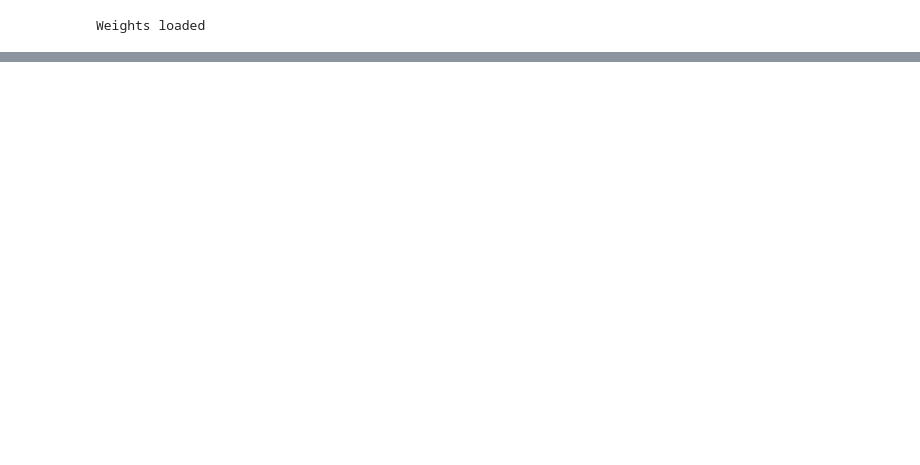
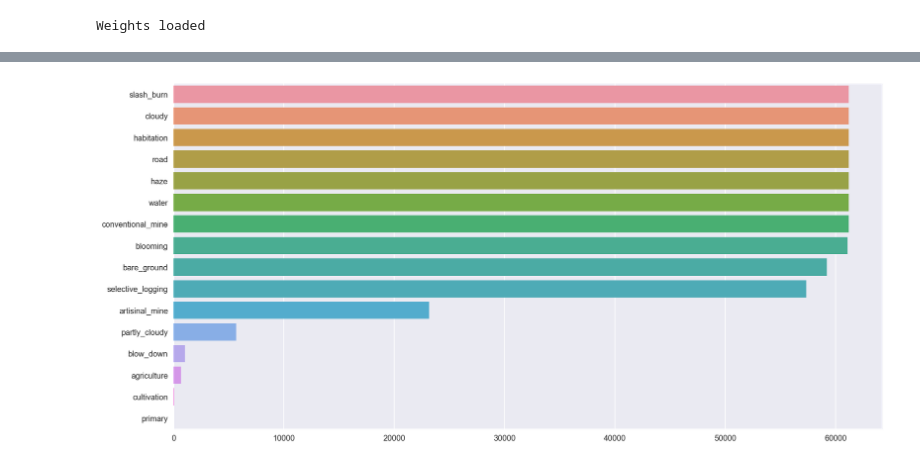
Before and after one commit to cortwave/amazon-planet, a Jupyter notebook: solution.ipynb, the cells around one changed output, grey strips where cells are left out. Drawn from its saved outputs; the diff is of its cells as text; code cells hidden in the pictures; blank space fills up the shorter version.

```diff
--- a/solution.ipynb
+++ b/solution.ipynb
@@ -82,0 +92,11 @@ NameError: name 'np' is not defined
+# %%
+# For now we'll just put all thresholds to 0.2
+thresholds = [0.2] * output_size
+
+# TODO complete
+tags_pred = np.array(predictions).T
+_, axs = plt.subplots(5, 4, figsize=(15, 20))
+axs = axs.ravel()
+
+for i, tag_vals in enumerate(tags_pred):
+    sns.boxplot(tag_vals, orient='v', palette='Set2', ax=axs[i]).set_title(labels_map[i])
@@ -82,0 +105,2 @@ NameError: name 'np' is not defined
+# %%
+predicted_labels = model.map_predictions(predictions, labels_map, thresholds)
@@ -82,0 +123,6 @@ NameError: name 'np' is not defined
+# %%
+tags_s = pd.Series(list(chain.from_iterable(predicted_labels))).value_counts()
+fig, ax = plt.subplots(figsize=(16, 8))
+sns.barplot(x=tags_s, y=tags_s.index, orient='h');
+# %% [output]
+[figure, added]
```
Also changed, not shown: parts of 10 cells of this notebook, 3 other files.
